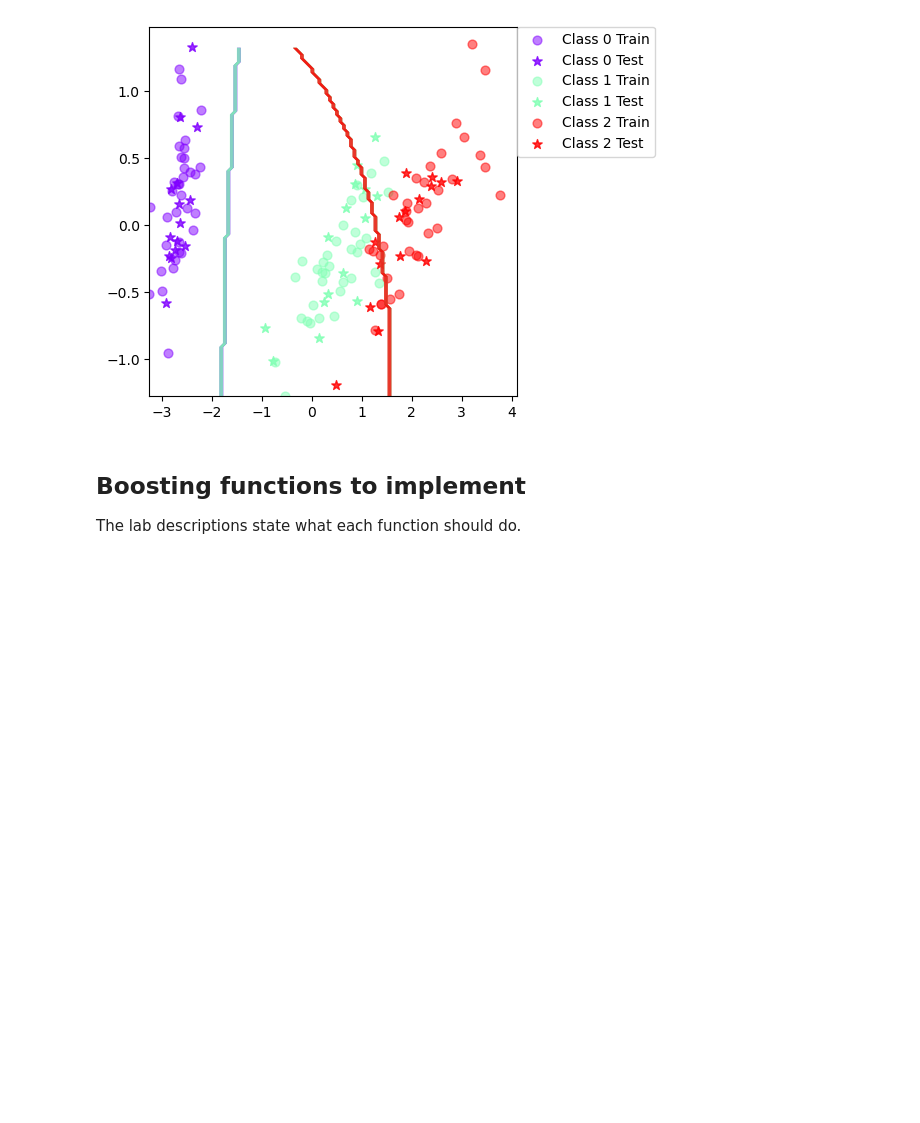
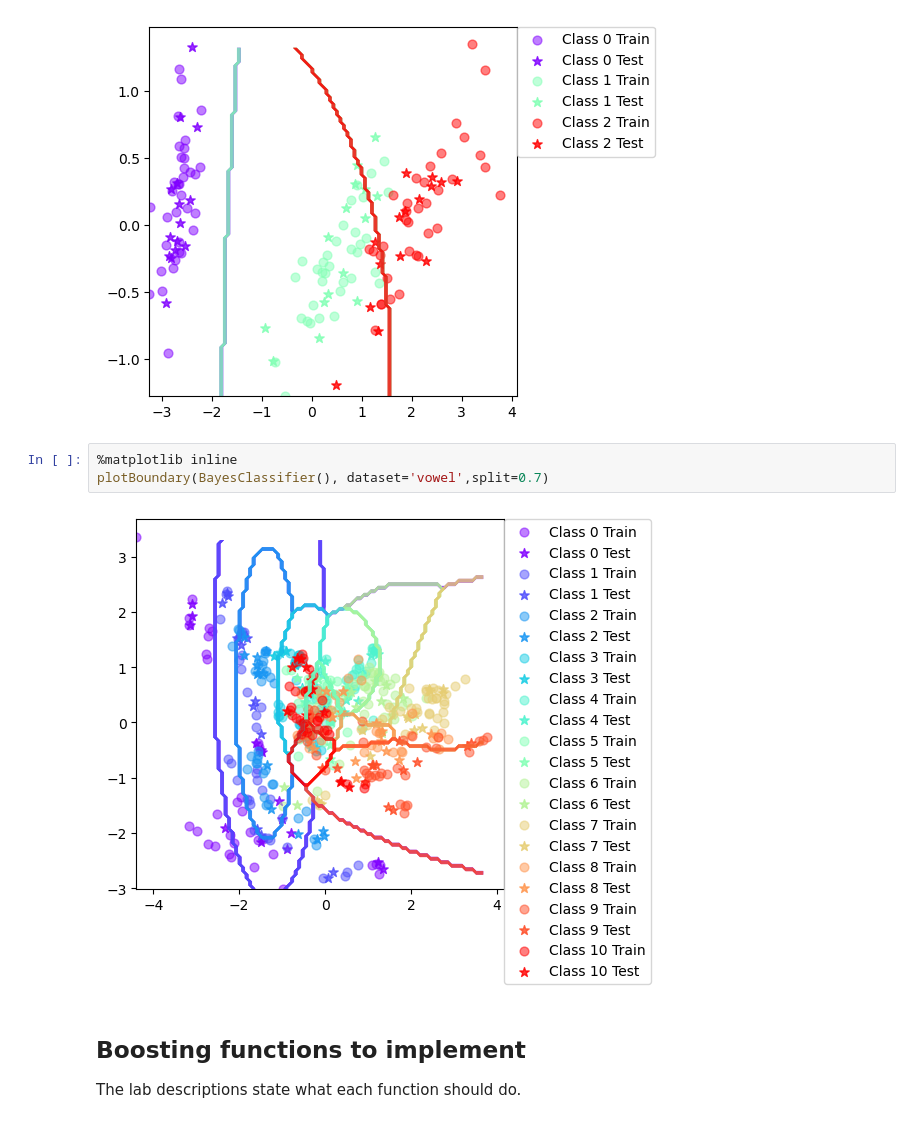
Before and after one commit to riccardo-fragale/DD2421-FDD3431-VT26-Machine-Learning-MLVT26-, a Jupyter notebook: lab3py/lab3.ipynb, the cells around one changed output. Saved outputs shown, nothing was run; the diff lists cells and outputs as text; blank space fills up the shorter version.

```diff
--- a/lab3py/lab3.ipynb
+++ b/lab3py/lab3.ipynb
@@ -185,6 +185,11 @@ Final mean classification accuracy  64.7 with standard deviation 4.03
 plotBoundary(BayesClassifier(), dataset='iris',split=0.7)
 # %% [output]
 [figure]
+# %%
+%matplotlib inline
+plotBoundary(BayesClassifier(), dataset='vowel',split=0.7)
+# %% [output]
+[figure, added]
 # %% [markdown]
 ## Boosting functions to implement
 
```
Also changed, not shown: parts of 1 cell of this notebook, 1 other file.
